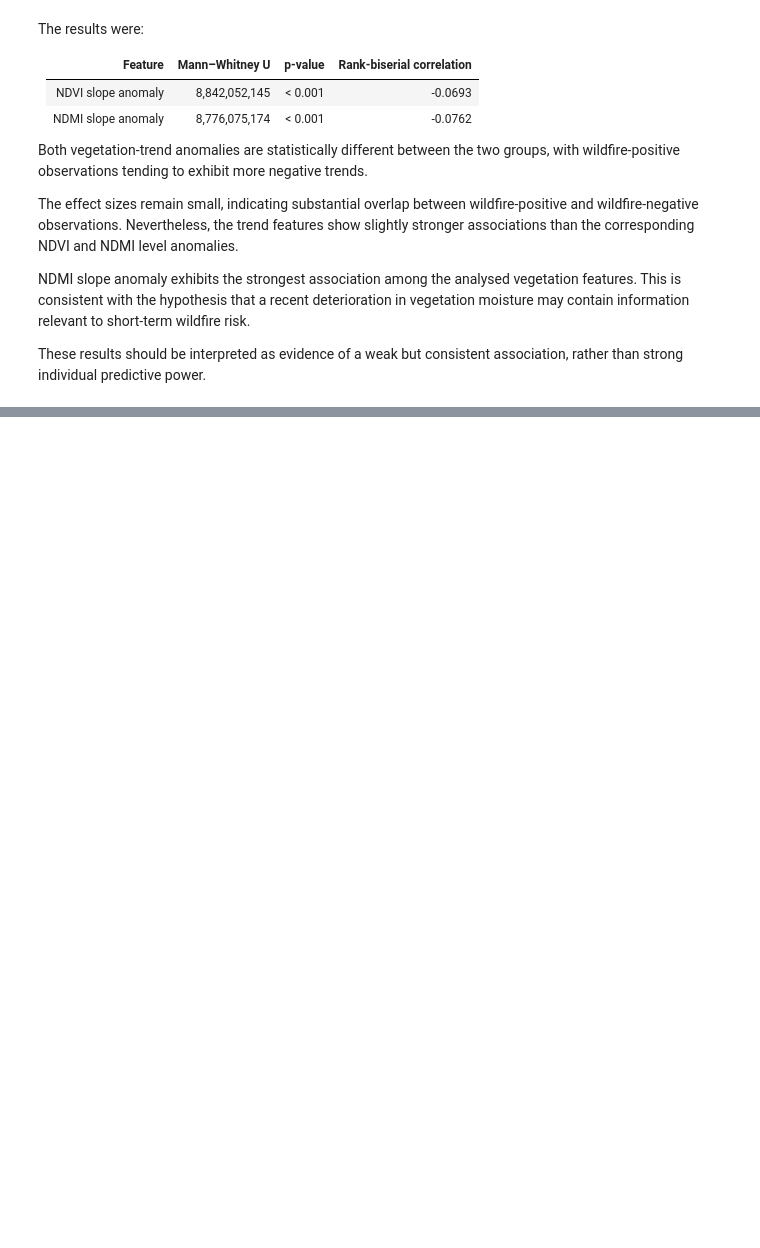
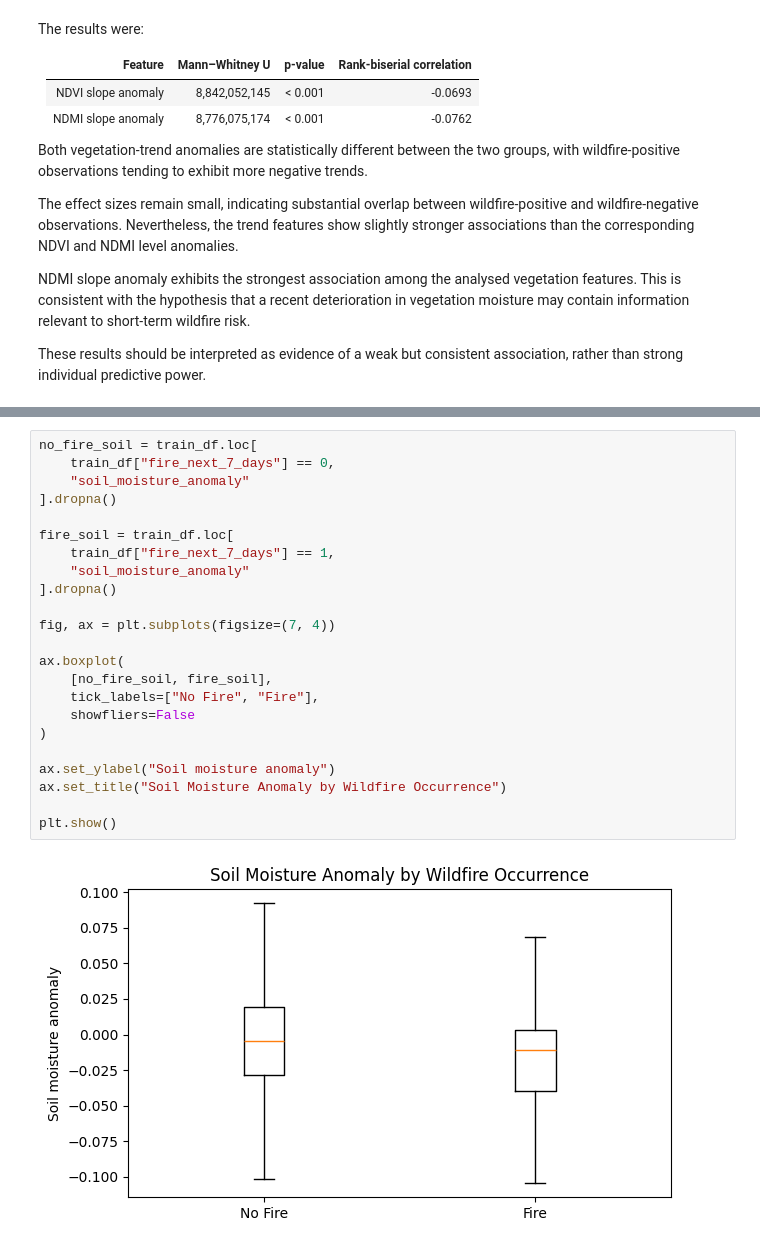
Before and after one commit to Daniel99Fonseca/wildfire-risk-portugal, a Jupyter notebook: notebooks/04_exploratory_analysis.ipynb, the cells around one changed output, grey strips where cells are left out. Drawn from its saved outputs; the diff is of its cells as text; blank space fills up the shorter version.

```diff
--- a/notebooks/04_exploratory_analysis.ipynb
+++ b/notebooks/04_exploratory_analysis.ipynb
@@ -997,0 +1029,25 @@ rather than strong individual predictive power.
+# %%
+no_fire_soil = train_df.loc[
+    train_df["fire_next_7_days"] == 0,
+    "soil_moisture_anomaly"
+].dropna()
+
+fire_soil = train_df.loc[
+    train_df["fire_next_7_days"] == 1,
+    "soil_moisture_anomaly"
+].dropna()
+
+fig, ax = plt.subplots(figsize=(7, 4))
+
+ax.boxplot(
+    [no_fire_soil, fire_soil],
+    tick_labels=["No Fire", "Fire"],
+    showfliers=False
+)
+
+ax.set_ylabel("Soil moisture anomaly")
+ax.set_title("Soil Moisture Anomaly by Wildfire Occurrence")
+
+plt.show()
+# %% [output]
+[figure, added]
```
Also changed, not shown: parts of 11 cells of this notebook.
